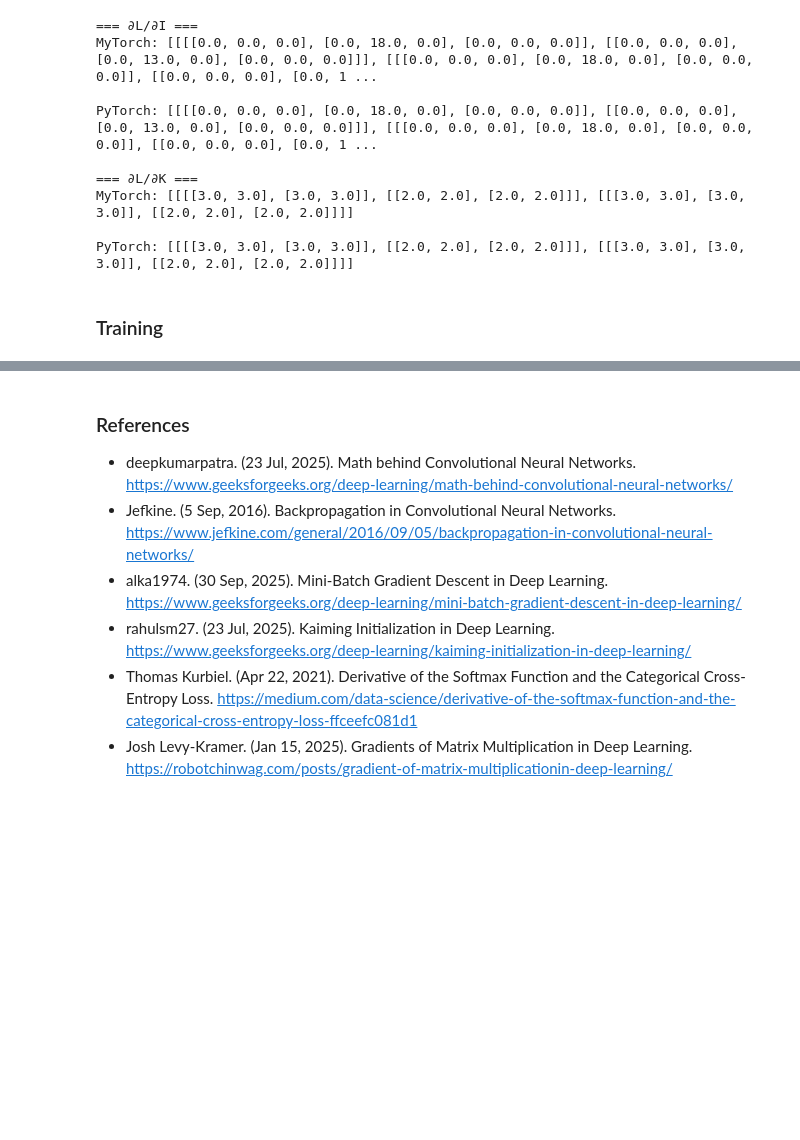
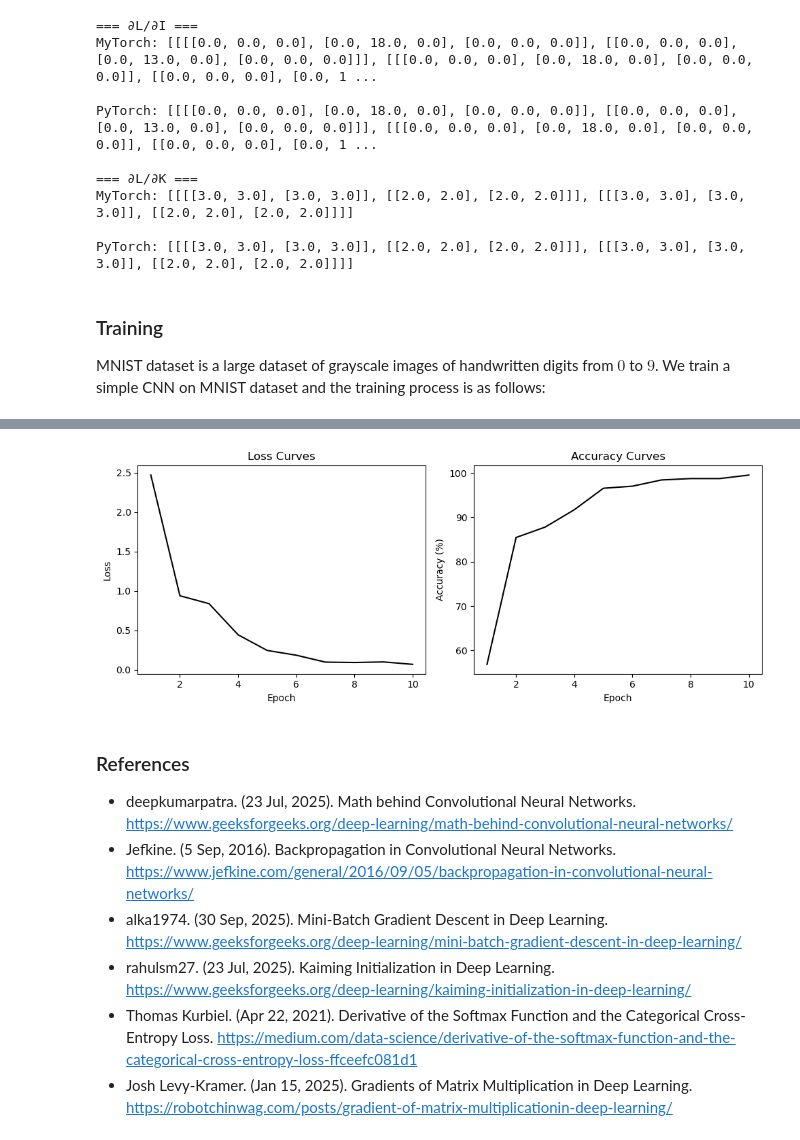
Before and after one commit to Yangshan-Xiang/mytorch, a Jupyter notebook: mytorch/tensor/report.ipynb, the cells around one changed output, grey strips where cells are left out. Drawn from its saved outputs; the diff is of its cells as text; code cells hidden in the pictures; blank space fills up the shorter version.

Commit message:
Added training example to CNN in the final report.

```diff
--- a/mytorch/tensor/report.ipynb
+++ b/mytorch/tensor/report.ipynb
@@ -601,3 +601,7 @@ MyTorch: [[[[3.0, 3.0], [3.0, 3.0]], [[2.0, 2.0], [2.0, 2.0]]], [[[3.0, 3.0], [3
 PyTorch: [[[[3.0, 3.0], [3.0, 3.0]], [[2.0, 2.0], [2.0, 2.0]]], [[[3.0, 3.0], [3.0, 3.0]], [[2.0, 2.0], [2.0, 2.0]]]]
 # %% [markdown]
 ### Training
+MNIST dataset is a large dataset of grayscale images of handwritten digits from $0$ to $9$. We train a simple CNN on MNIST dataset and the training process is as follows:
+# %%
+mnist_train(model = Conv2d(1, 10, 28), optim = 'Adagrad')
+# %% [output]
@@ -604,3 +618,4 @@ PyTorch: [[[[3.0, 3.0], [3.0, 3.0]], [[2.0, 2.0], [2.0, 2.0]]], [[[3.0, 3.0], [3
+[figure, added]
 # %% [markdown]
 ### References
 
```
Also changed, not shown: parts of 1 cell of this notebook, 1 other file.
